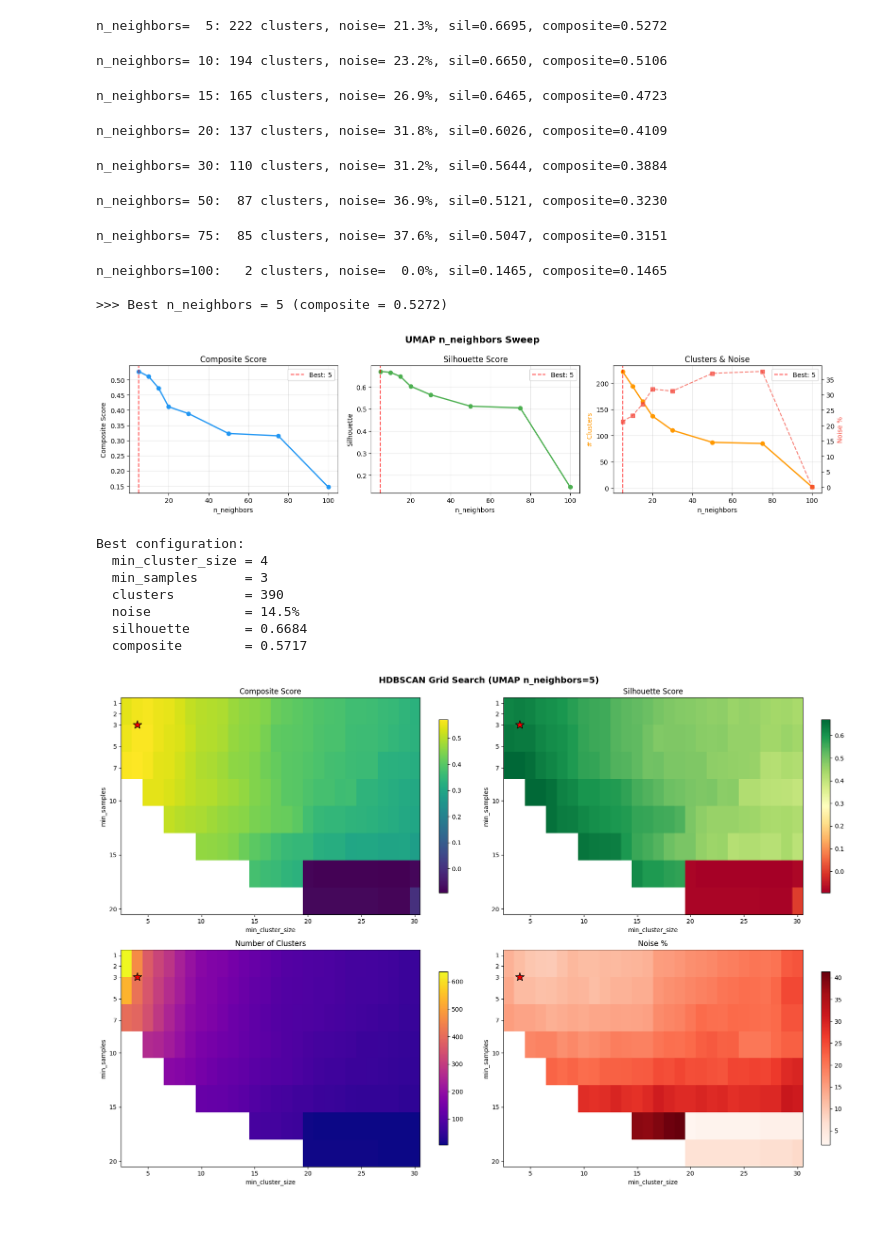
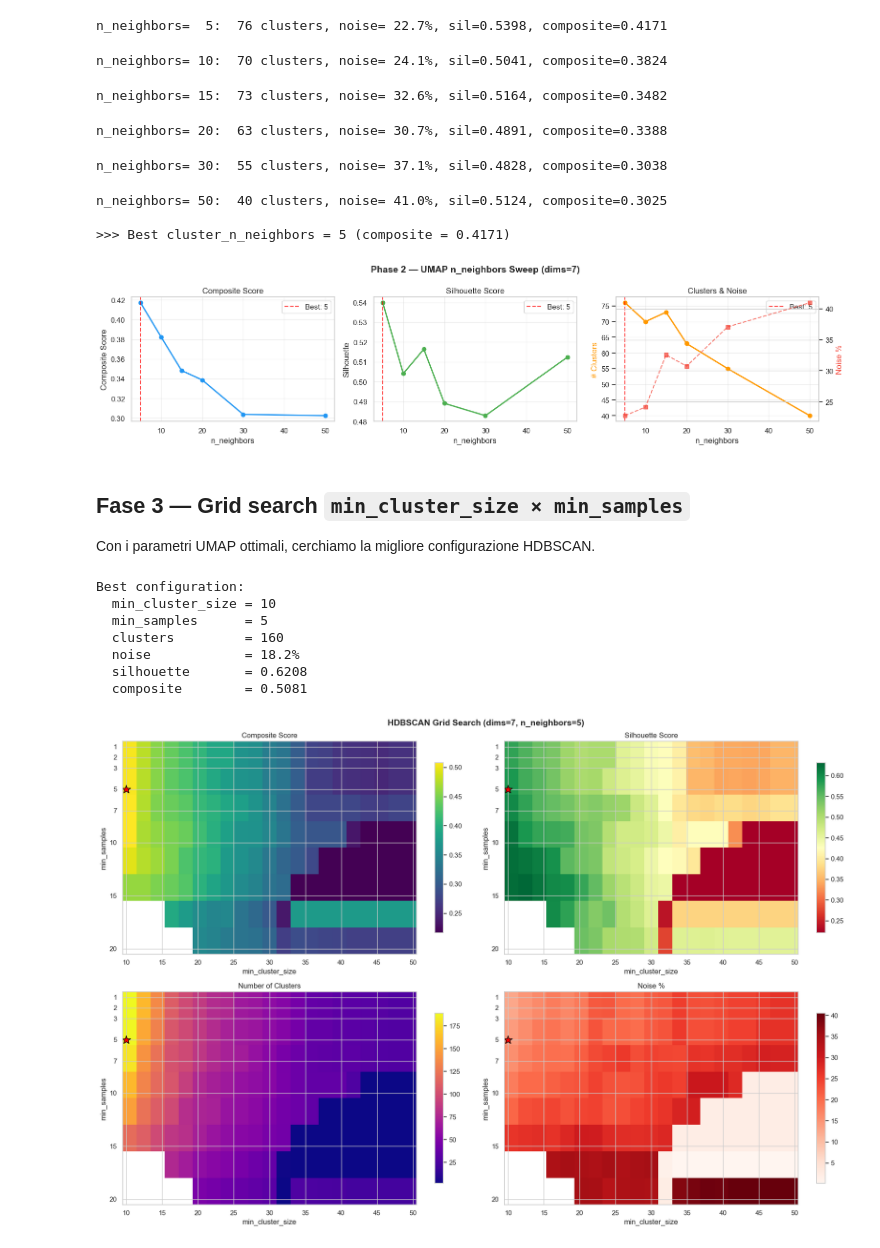
Before and after one commit to fedeceru/SV-Master, a Jupyter notebook: notebook/clustering_optimization.ipynb, the cells around one changed output. Cells and saved outputs as stored; diff of their text form; code cells hidden in the pictures; blank space fills up the shorter version.

Commit message:
Enrichment, visualizzazioni

```diff
--- a/notebook/clustering_optimization.ipynb
+++ b/notebook/clustering_optimization.ipynb
@@ -8,8 +8,11 @@ import numpy as np
 import umap
 import hdbscan
 import matplotlib.pyplot as plt
+import seaborn as sns
 from sklearn.metrics import silhouette_score
 sys.path.append(os.path.abspath(os.path.join('..')))
 
 RESULTS_DIR = "../data/results/"
 os.makedirs(RESULTS_DIR, exist_ok=True)
+
+sns.set_theme(style="whitegrid", palette="muted")
@@ -45,18 +127,15 @@ def evaluate_clustering(embedding, labels):
 # %%
-# Fase 1 - Sweep di n_neighbors per UMAP (con min_cluster_size fisso a un valore ragionevole)
-nn_values = [5, 10, 15, 20, 30, 50, 75, 100]
-default_mcs = 6 # ricavato da una run precedente dell'ottimizzazione. E' un feedback loop implementato manualmente
-
+nn_values = [5, 10, 15, 20, 30, 50]
 nn_results = []
 nn_embeddings = {}
 
 for nn in nn_values:
-    reducer = umap.UMAP(n_components=2, metric='precomputed',
+    reducer = umap.UMAP(n_components=best_dims, metric='precomputed',
                         n_neighbors=nn, random_state=42)
     emb = reducer.fit_transform(dist_matrix)
     nn_embeddings[nn] = emb
 
-    model = hdbscan.HDBSCAN(min_cluster_size=default_mcs, metric='euclidean')
+    model = hdbscan.HDBSCAN(min_cluster_size=default_mcs, min_samples=default_ms, metric='euclidean')
     labels = model.fit_predict(emb)
 
     metrics = evaluate_clustering(emb, labels)
@@ -69,21 +148,19 @@ for nn in nn_values:
 nn_df = pd.DataFrame(nn_results)
 best_nn_idx = nn_df['composite'].idxmax()
 best_nn = int(nn_df.loc[best_nn_idx, 'n_neighbors'])
-print(f"\n>>> Best n_neighbors = {best_nn} (composite = {nn_df.loc[best_nn_idx, 'composite']:.4f})")
+print(f"\n>>> Best cluster_n_neighbors = {best_nn} (composite = {nn_df.loc[best_nn_idx, 'composite']:.4f})")
 # %% [output]
-n_neighbors=  5: 222 clusters, noise= 21.3%, sil=0.6695, composite=0.5272
+n_neighbors=  5:  76 clusters, noise= 22.7%, sil=0.5398, composite=0.4171
-n_neighbors= 10: 194 clusters, noise= 23.2%, sil=0.6650, composite=0.5106
+n_neighbors= 10:  70 clusters, noise= 24.1%, sil=0.5041, composite=0.3824
-n_neighbors= 15: 165 clusters, noise= 26.9%, sil=0.6465, composite=0.4723
+n_neighbors= 15:  73 clusters, noise= 32.6%, sil=0.5164, composite=0.3482
-n_neighbors= 20: 137 clusters, noise= 31.8%, sil=0.6026, composite=0.4109
+n_neighbors= 20:  63 clusters, noise= 30.7%, sil=0.4891, composite=0.3388
-n_neighbors= 30: 110 clusters, noise= 31.2%, sil=0.5644, composite=0.3884
+n_neighbors= 30:  55 clusters, noise= 37.1%, sil=0.4828, composite=0.3038
-n_neighbors= 50:  87 clusters, noise= 36.9%, sil=0.5121, composite=0.3230
+n_neighbors= 50:  40 clusters, noise= 41.0%, sil=0.5124, composite=0.3025
+
+>>> Best cluster_n_neighbors = 5 (composite = 0.4171)
-n_neighbors= 75:  85 clusters, noise= 37.6%, sil=0.5047, composite=0.3151
-n_neighbors=100:   2 clusters, noise=  0.0%, sil=0.1465, composite=0.1465
-
->>> Best n_neighbors = 5 (composite = 0.5272)
 # %%
 fig, axes = plt.subplots(1, 3, figsize=(16, 4))
-fig.suptitle('UMAP n_neighbors Sweep', fontsize=14, fontweight='bold')
+fig.suptitle(f'Phase 2 — UMAP n_neighbors Sweep (dims={best_dims})', fontsize=14, fontweight='bold')
 
 axes[0].plot(nn_df['n_neighbors'], nn_df['composite'], 'o-', color='#2196F3', lw=2)
 axes[0].axvline(best_nn, color='red', ls='--', alpha=0.7, label=f'Best: {best_nn}')
@@ -104,15 +181,18 @@ ax2.set_ylabel('Noise %', color='#F44336')
 axes[2].set_title('Clusters & Noise'); axes[2].legend(); axes[2].grid(True, alpha=0.3)
 
 plt.tight_layout()
-plt.savefig(f"{RESULTS_DIR}tuning_umap_n_neighbors.png", dpi=200, bbox_inches='tight')
+plt.savefig(f"{RESULTS_DIR}tuning_cluster_n_neighbors.png", dpi=200, bbox_inches='tight')
 plt.show()
 # %% [output]
-[figure, old version]
+[figure, new version]
+# %% [markdown]
+## Fase 3 — Grid search `min_cluster_size × min_samples`
+
+Con i parametri UMAP ottimali, cerchiamo la migliore configurazione HDBSCAN.
 # %%
-# Fase 2 - Scansione 2D di min_cluster_size x min_samples per HDBSCAN, con n_neighbors fissato al valore ottimale trovato in fase 1
 best_embedding = nn_embeddings[best_nn]
 
-mcs_range = list(range(3, 31, 1))
+mcs_range = list(range(10, 51, 2))
 ms_range = [1, 2, 3, 5, 7, 10, 15, 20]
 
 grid_results = []
@@ -140,44 +220,45 @@ print(f"  silhouette       = {best_row['silhouette']:.4f}")
 print(f"  composite        = {best_row['composite']:.4f}")
 # %% [output]
 Best configuration:
-  min_cluster_size = 4
-  min_samples      = 3
-  clusters         = 390
-  noise            = 14.5%
-  silhouette       = 0.6684
-  composite        = 0.5717
+  min_cluster_size = 10
+  min_samples      = 5
+  clusters         = 160
+  noise            = 18.2%
+  silhouette       = 0.6208
+  composite        = 0.5081
 # %%
 pivot_composite = grid_df.pivot_table(index='min_samples', columns='min_cluster_size',
                                       values='composite', aggfunc='first')
 pivot_sil = grid_df.pivot_table(index='min_samples', columns='min_cluster_size',
                                 values='silhouette', aggfunc='first')
 pivot_nclusters = grid_df.pivot_table(index='min_samples', columns='min_cluster_size',
                                       values='n_clusters', aggfunc='first')
 pivot_noise = grid_df.pivot_table(index='min_samples', columns='min_cluster_size',
                                   values='noise_pct', aggfunc='first')
 
 fig, axes = plt.subplots(2, 2, figsize=(18, 12))
-fig.suptitle(f'HDBSCAN Grid Search (UMAP n_neighbors={best_nn})', fontsize=14, fontweight='bold')
+fig.suptitle(f'HDBSCAN Grid Search (dims={best_dims}, n_neighbors={best_nn})',
+             fontsize=14, fontweight='bold')
 
 for ax, data, title, cmap in [
     (axes[0, 0], pivot_composite, 'Composite Score', 'viridis'),
     (axes[0, 1], pivot_sil, 'Silhouette Score', 'RdYlGn'),
     (axes[1, 0], pivot_nclusters, 'Number of Clusters', 'plasma'),
     (axes[1, 1], pivot_noise, 'Noise %', 'Reds'),
 ]:
     im = ax.imshow(data.values, aspect='auto', cmap=cmap,
                    extent=[data.columns.min()-0.5, data.columns.max()+0.5,
                            data.index.max()+0.5, data.index.min()-0.5])
     ax.set_xlabel('min_cluster_size')
     ax.set_ylabel('min_samples')
     ax.set_title(title)
     ax.set_yticks(data.index)
     plt.colorbar(im, ax=ax, shrink=0.8)
     ax.plot(best_row['min_cluster_size'], best_row['min_samples'],
             marker='*', color='red', markersize=15, markeredgecolor='black', markeredgewidth=1)
 
 plt.tight_layout()
 plt.savefig(f"{RESULTS_DIR}tuning_hdbscan_grid.png", dpi=200, bbox_inches='tight')
 plt.show()
 # %% [output]
-[figure, old version]
+[figure, new version]
```
Also changed, not shown: parts of 11 cells of this notebook, 7 other files.
